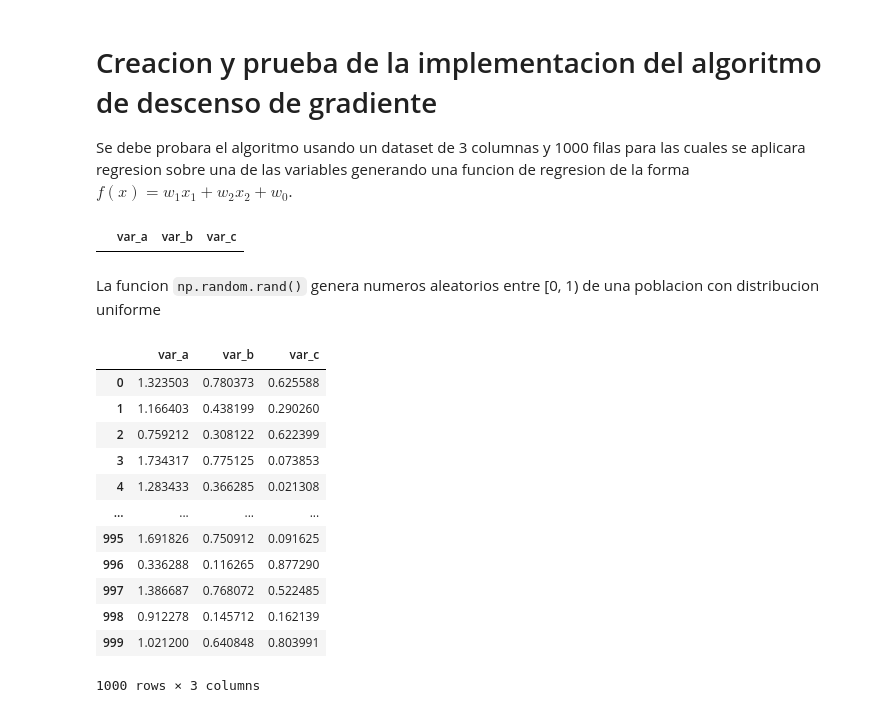
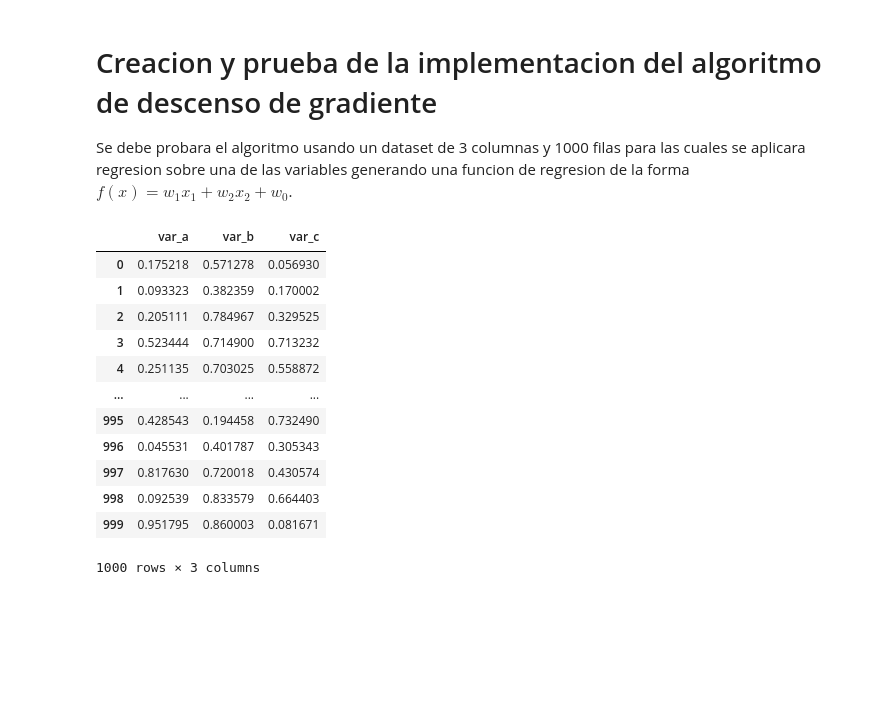
Before and after one commit to danielrobapaz/CI5438-Proyecto1, a Jupyter notebook: testing.ipynb, the cells around one changed output. Cells and saved outputs as stored; diff of their text form; code cells hidden in the pictures; blank space fills up the shorter version.

````diff
--- a/testing.ipynb
+++ b/testing.ipynb
@@ -9,31 +9,23 @@ from sklearn.model_selection import train_test_split
-# %%
-training_df = pd.DataFrame(columns=['var_a', 'var_b', 'var_c'])
-training_df
-# %% [output]
-|  | var_a | var_b | var_c |
-# %% [markdown]
-La funcion ``` np.random.rand() ``` genera numeros aleatorios entre [0, 1) de una poblacion con distribucion uniforme
 # %%
+training_df = pd.DataFrame(columns=['var_a', 'var_b', 'var_c'])
+
 n_values = 1000
 #Coeficientes que deberia predecir el modelo como vector de pesos
-w0 = 0.86
-w1 = 1.2
-w2 = -0.756
+training_df['var_a'] = np.random.rand(n_values)
 training_df['var_b'] = np.random.rand(n_values)
 training_df['var_c'] = np.random.rand(n_values)
-training_df['var_a'] = [w0 + training_df['var_b'][i]*w1 + training_df['var_c'][i]*w2 for i in range(len(training_df))]
 training_df
 # %% [output]
 |  | var_a | var_b | var_c |
-| 0 | 1.323503 | 0.780373 | 0.625588 |
-| 1 | 1.166403 | 0.438199 | 0.290260 |
-| 2 | 0.759212 | 0.308122 | 0.622399 |
-| 3 | 1.734317 | 0.775125 | 0.073853 |
-| 4 | 1.283433 | 0.366285 | 0.021308 |
+| 0 | 0.175218 | 0.571278 | 0.056930 |
+| 1 | 0.093323 | 0.382359 | 0.170002 |
+| 2 | 0.205111 | 0.784967 | 0.329525 |
+| 3 | 0.523444 | 0.714900 | 0.713232 |
+| 4 | 0.251135 | 0.703025 | 0.558872 |
 | ... | ... | ... | ... |
-| 995 | 1.691826 | 0.750912 | 0.091625 |
-| 996 | 0.336288 | 0.116265 | 0.877290 |
-| 997 | 1.386687 | 0.768072 | 0.522485 |
-| 998 | 0.912278 | 0.145712 | 0.162139 |
-| 999 | 1.021200 | 0.640848 | 0.803991 |
+| 995 | 0.428543 | 0.194458 | 0.732490 |
+| 996 | 0.045531 | 0.401787 | 0.305343 |
+| 997 | 0.817630 | 0.720018 | 0.430574 |
+| 998 | 0.092539 | 0.833579 | 0.664403 |
+| 999 | 0.951795 | 0.860003 | 0.081671 |
 1000 rows × 3 columns
````
Also changed, not shown: parts of 5 cells of this notebook, 1 other file.
